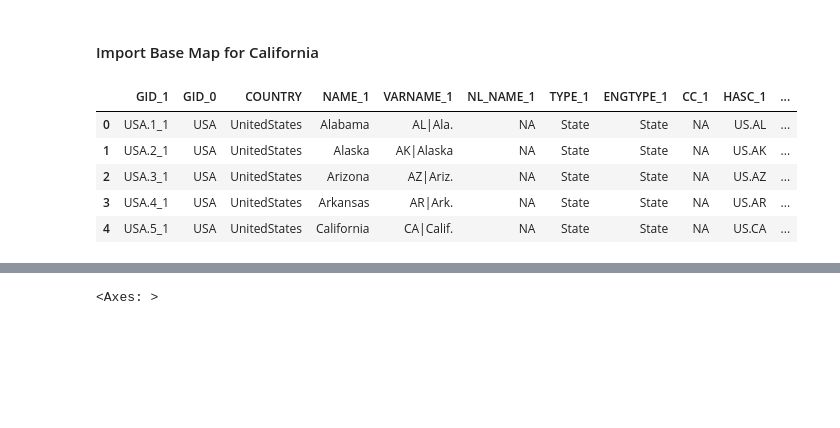
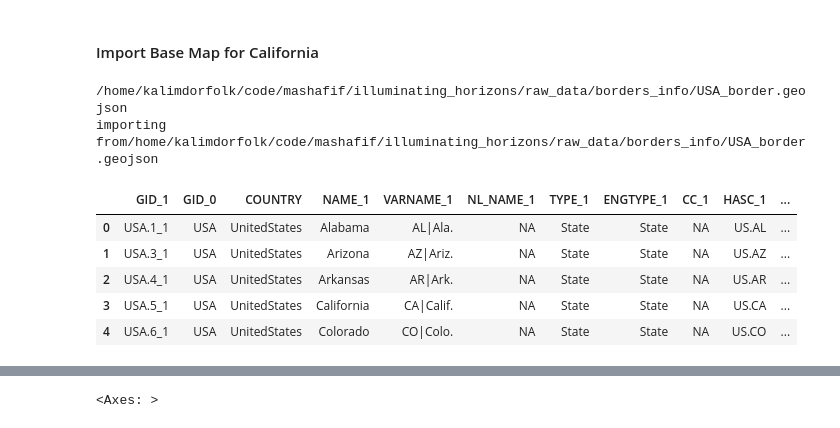
Before and after one commit to mashafif/illuminating_horizons, a Jupyter notebook: data_exploration/FeatureEngineering.ipynb, the cells around one changed output, grey strips where cells are left out. Saved outputs shown, nothing was run; the diff lists cells and outputs as text; code cells hidden in the pictures; blank space fills up the shorter version.

```diff
--- a/data_exploration/FeatureEngineering.ipynb
+++ b/data_exploration/FeatureEngineering.ipynb
@@ -40,12 +59,14 @@ def get_uspvdb(state:str="CA"):
 # %% [markdown]
 #### Import Base Map for California
 # %%
-USA_gdf=download_gdf("USA",1)
+USA_gdf=download_gdf("CONUS",1)
 USA_gdf.head()
 # %% [output]
+/home/kalimdorfolk/code/mashafif/illuminating_horizons/raw_data/borders_info/USA_border.geojson
+importing from/home/kalimdorfolk/code/mashafif/illuminating_horizons/raw_data/borders_info/USA_border.geojson
 |  | GID_1 | GID_0 | COUNTRY | NAME_1 | VARNAME_1 | NL_NAME_1 | TYPE_1 | ENGTYPE_1 | CC_1 | HASC_1 | ... |
 | 0 | USA.1_1 | USA | UnitedStates | Alabama | AL|Ala. | NA | State | State | NA | US.AL | ... |
-| 1 | USA.2_1 | USA | UnitedStates | Alaska | AK|Alaska | NA | State | State | NA | US.AK | ... |
-| 2 | USA.3_1 | USA | UnitedStates | Arizona | AZ|Ariz. | NA | State | State | NA | US.AZ | ... |
-| 3 | USA.4_1 | USA | UnitedStates | Arkansas | AR|Ark. | NA | State | State | NA | US.AR | ... |
-| 4 | USA.5_1 | USA | UnitedStates | California | CA|Calif. | NA | State | State | NA | US.CA | ... |
+| 1 | USA.3_1 | USA | UnitedStates | Arizona | AZ|Ariz. | NA | State | State | NA | US.AZ | ... |
+| 2 | USA.4_1 | USA | UnitedStates | Arkansas | AR|Ark. | NA | State | State | NA | US.AR | ... |
+| 3 | USA.5_1 | USA | UnitedStates | California | CA|Calif. | NA | State | State | NA | US.CA | ... |
+| 4 | USA.6_1 | USA | UnitedStates | Colorado | CO|Colo. | NA | State | State | NA | US.CO | ... |
```
Also changed, not shown: parts of 6 cells of this notebook, 6 other files.
